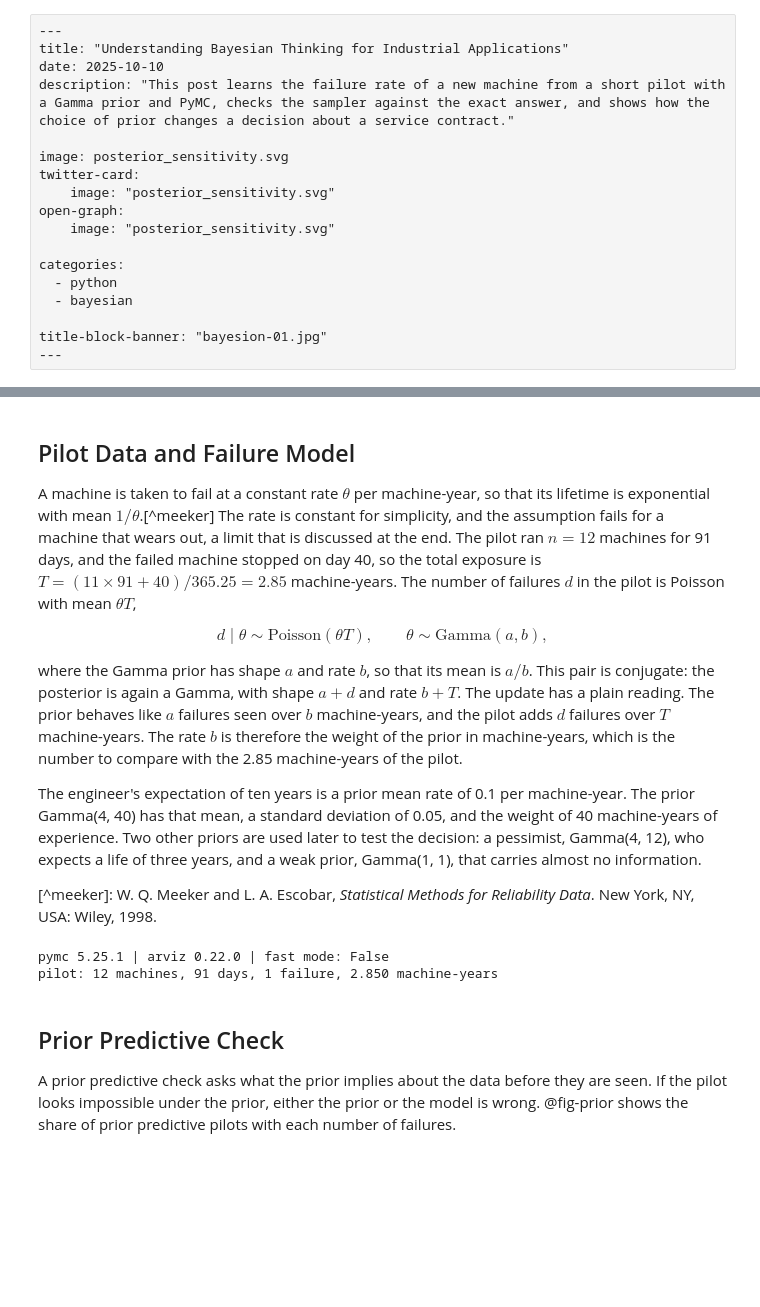
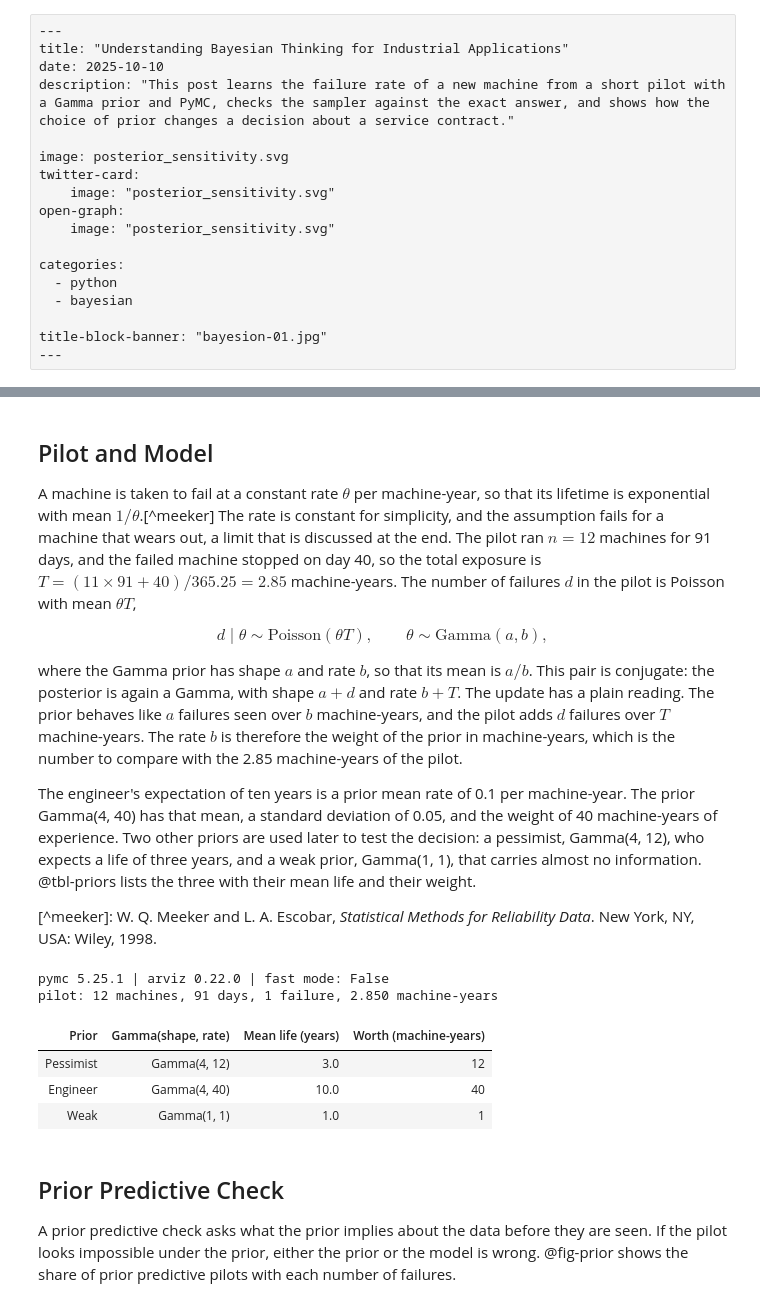
Before and after one commit to sambaiga/sambaiga.github.io, a Jupyter notebook: pages/blog/posts/2025/10/2025-10-10-bayesion-foundation.ipynb, the cells around one changed output, grey strips where cells are left out. Cells and saved outputs as stored; diff of their text form; code cells hidden in the pictures; blank space fills up the shorter version.

```diff
--- a/pages/blog/posts/2025/10/2025-10-10-bayesion-foundation.ipynb
+++ b/pages/blog/posts/2025/10/2025-10-10-bayesion-foundation.ipynb
@@ -45,7 +45,7 @@ The evidence $p(D)$ only normalises the posterior, so it is not needed to compar
 
 [^bda]: A. Gelman, J. B. Carlin, H. S. Stern, D. B. Dunson, A. Vehtari, and D. B. Rubin, *Bayesian Data Analysis*, 3rd ed. Boca Raton, FL, USA: CRC Press, 2013.
 # %% [markdown]
-## Pilot Data and Failure Model
+## Pilot and Model
 
 A machine is taken to fail at a constant rate $\theta$ per machine-year, so that its lifetime is exponential with mean $1/\theta$.[^meeker] The rate is constant for simplicity, and the assumption fails for a machine that wears out, a limit that is discussed at the end. The pilot ran $n = 12$ machines for 91 days, and the failed machine stopped on day 40, so the total exposure is $T = (11 \times 91 + 40)/365.25 = 2.85$ machine-years. The number of failures $d$ in the pilot is Poisson with mean $\theta T$,
 
@@ -55,7 +55,7 @@ $$
 
 where the Gamma prior has shape $a$ and rate $b$, so that its mean is $a/b$. This pair is conjugate: the posterior is again a Gamma, with shape $a + d$ and rate $b + T$. The update has a plain reading. The prior behaves like $a$ failures seen over $b$ machine-years, and the pilot adds $d$ failures over $T$ machine-years. The rate $b$ is therefore the weight of the prior in machine-years, which is the number to compare with the 2.85 machine-years of the pilot.
 
-The engineer's expectation of ten years is a prior mean rate of 0.1 per machine-year. The prior Gamma(4, 40) has that mean, a standard deviation of 0.05, and the weight of 40 machine-years of experience. Two other priors are used later to test the decision: a pessimist, Gamma(4, 12), who expects a life of three years, and a weak prior, Gamma(1, 1), that carries almost no information.
+The engineer's expectation of ten years is a prior mean rate of 0.1 per machine-year. The prior Gamma(4, 40) has that mean, a standard deviation of 0.05, and the weight of 40 machine-years of experience. Two other priors are used later to test the decision: a pessimist, Gamma(4, 12), who expects a life of three years, and a weak prior, Gamma(1, 1), that carries almost no information. @tbl-priors lists the three with their mean life and their weight.
 
 [^meeker]: W. Q. Meeker and L. A. Escobar, *Statistical Methods for Reliability Data*. New York, NY, USA: Wiley, 1998.
 # %%
@@ -91,6 +91,15 @@ print(f"pilot: {MACHINES} machines, {DAYS} days, {FAILURES} failure, {EXPOSURE:.
 # %% [output]
 pymc 5.25.1 | arviz 0.22.0 | fast mode: False
 pilot: 12 machines, 91 days, 1 failure, 2.850 machine-years
+# %%
+#| label: tbl-priors
+#| tbl-cap: "The three Gamma priors of the failure rate with their mean life in years and their weight in machine-years, which is the amount of evidence that each prior is worth."
+display(tables.themed_gt(priors.failure_rate(PRIORS)))
+# %% [output]
+| Prior | Gamma(shape, rate) | Mean life (years) | Worth (machine-years) |
+| Pessimist | Gamma(4, 12) | 3.0 | 12 |
+| Engineer | Gamma(4, 40) | 10.0 | 40 |
+| Weak | Gamma(1, 1) | 1.0 | 1 |
 # %% [markdown]
 ## Prior Predictive Check
 
```
Also changed, not shown: parts of 9 cells of this notebook, 4 other files.
